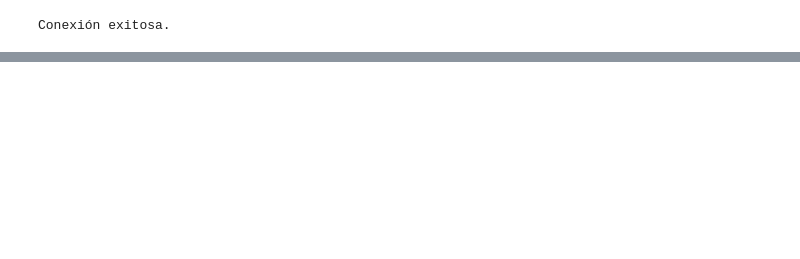
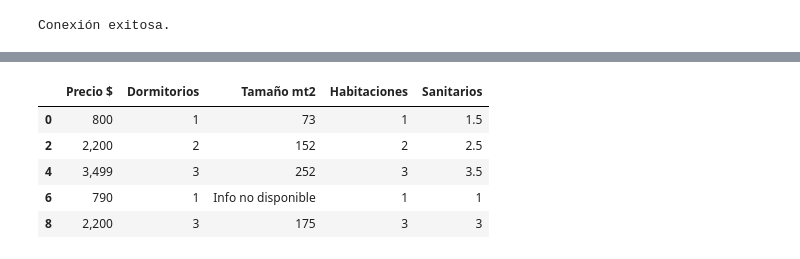
Before and after one commit to luispegr25/Data-Science-, a Jupyter notebook: Proyecto Scraping/proyecto_scraping.ipynb, the cells around one changed output, grey strips where cells are left out. Drawn from its saved outputs; the diff is of its cells as text; code cells hidden in the pictures; blank space fills up the shorter version.

```diff
--- a/Proyecto Scraping/proyecto_scraping.ipynb
+++ b/Proyecto Scraping/proyecto_scraping.ipynb
@@ -84,0 +132,20 @@ print(dataframe_apartamentos.head())
+# %%
+#chunk 4
+
+df['Precio $'] = df['Precio $'].astype(str)
+
+# Filtra las filas para mantener solo formatos de precio válidos
+df = df[df['Precio $'].str.contains(r'^\$\s*\d+([\.,]\d+)?$', regex=True)]
+
+# Remueve el signo de dólar y espacios extras alrededor de los números
+df['Precio $'] = df['Precio $'].str.replace(r'^\$\s*', '', regex=True)
+
+# Muestra las primeras filas del dataframe resultante
+df.head()
+# %% [output]
+|  | Precio $ | Dormitorios | Tamaño mt2 | Habitaciones | Sanitarios |
+| 0 | 800 | 1 | 73 | 1 | 1.5 |
+| 2 | 2,200 | 2 | 152 | 2 | 2.5 |
+| 4 | 3,499 | 3 | 252 | 3 | 3.5 |
+| 6 | 790 | 1 | Info no disponible | 1 | 1 |
+| 8 | 2,200 | 3 | 175 | 3 | 3 |
```
Also changed, not shown: parts of 24 cells of this notebook, 6 other files.
